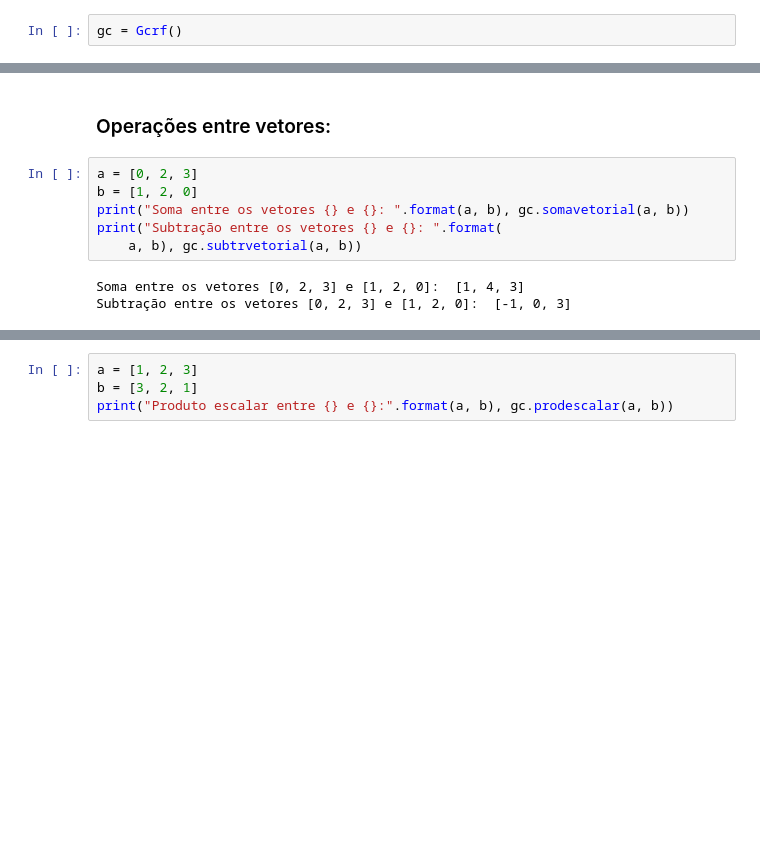
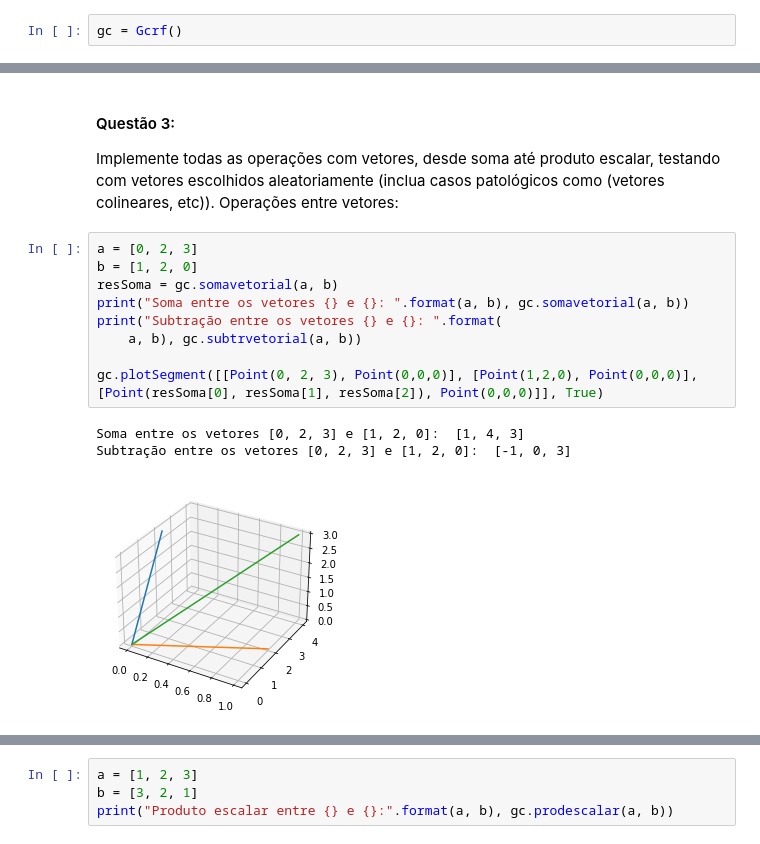
Before and after one commit to romulofff/UFC-Mestrado-GeometriaComputacional, a Jupyter notebook: tarefa02/tarefa02.ipynb, the cells around one changed output, grey strips where cells are left out. Cells and saved outputs as stored; diff of their text form; blank space fills up the shorter version.

```diff
--- a/tarefa02/tarefa02.ipynb
+++ b/tarefa02/tarefa02.ipynb
@@ -11,11 +111,17 @@ gc = Gcrf()
 # %% [markdown]
-### Operações entre vetores:
+#### Questão 3:
+Implemente todas as operações com vetores, desde soma até produto escalar, testando com
+vetores escolhidos aleatoriamente (inclua casos patológicos como (vetores colineares, etc)). Operações entre vetores:
 # %%
 a = [0, 2, 3]
 b = [1, 2, 0]
+resSoma = gc.somavetorial(a, b)
 print("Soma entre os vetores {} e {}: ".format(a, b), gc.somavetorial(a, b))
 print("Subtração entre os vetores {} e {}: ".format(
     a, b), gc.subtrvetorial(a, b))
+
+gc.plotSegment([[Point(0, 2, 3), Point(0,0,0)], [Point(1,2,0), Point(0,0,0)], [Point(resSoma[0], resSoma[1], resSoma[2]), Point(0,0,0)]], True)
 # %% [output]
 Soma entre os vetores [0, 2, 3] e [1, 2, 0]:  [1, 4, 3]
 Subtração entre os vetores [0, 2, 3] e [1, 2, 0]:  [-1, 0, 3]
+[figure, added]
```
Also changed, not shown: parts of 27 cells of this notebook, 3 other files.
